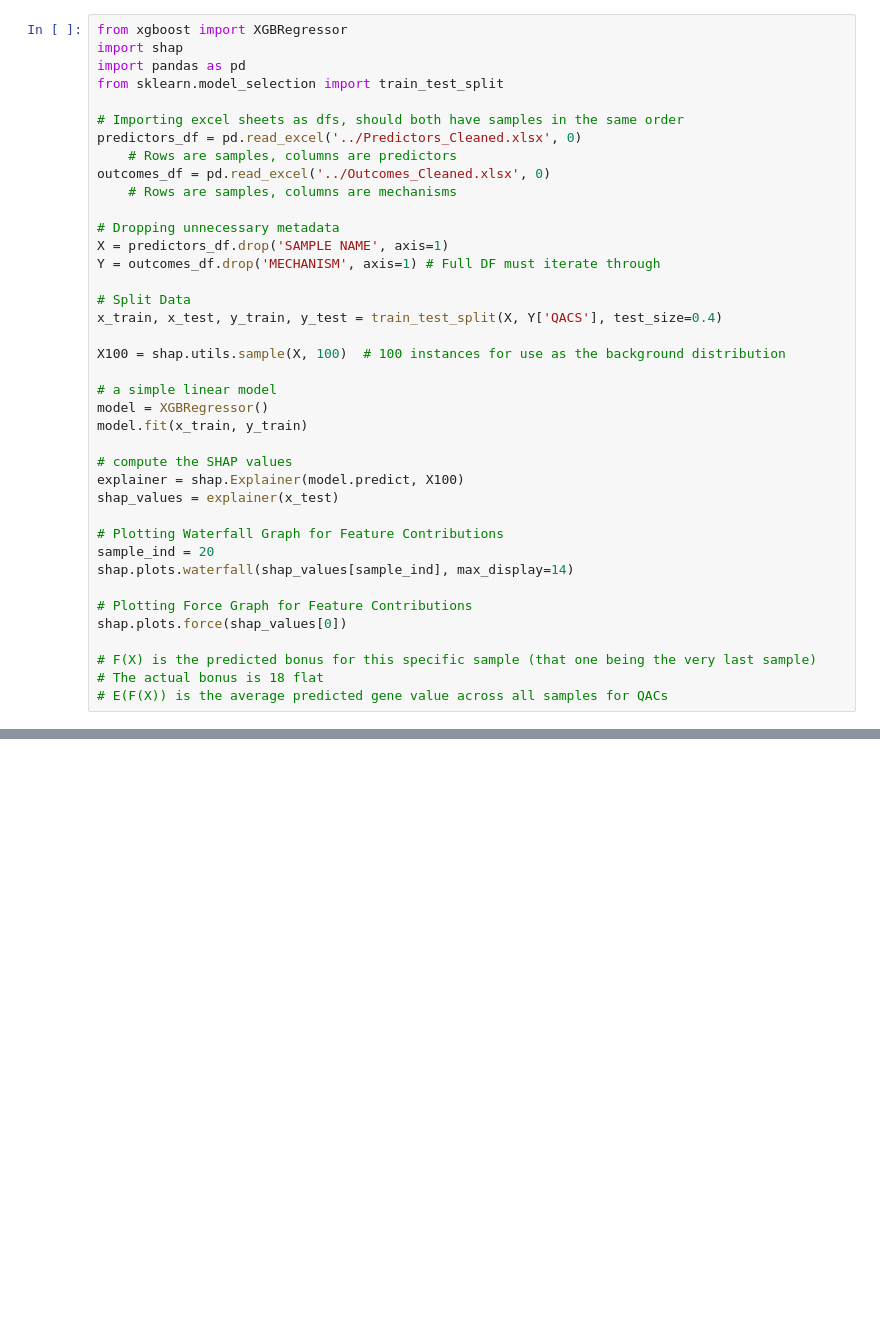
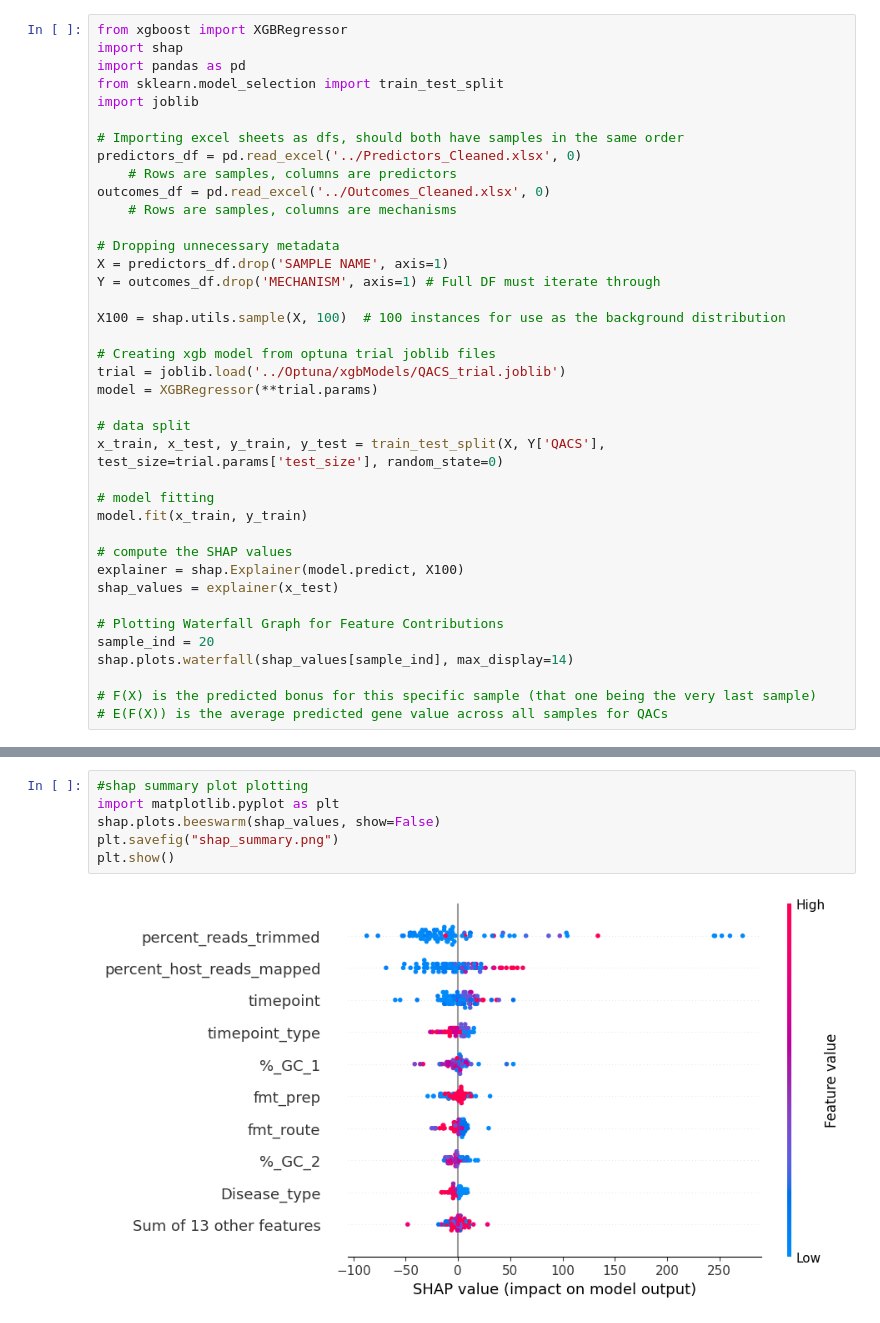
Before and after one commit to SlizovskiyLab/RebekahNotebook, a Jupyter notebook: SHAP/SHAPNotebook.ipynb, the cells around one changed output, grey strips where cells are left out. Cells and saved outputs as stored; diff of their text form; blank space fills up the shorter version.

Commit message:
Cleaned and updated SHAP

```diff
--- a/SHAP/SHAPNotebook.ipynb
+++ b/SHAP/SHAPNotebook.ipynb
@@ -5,6 +7,7 @@ from xgboost import XGBRegressor
 import shap
 import pandas as pd
 from sklearn.model_selection import train_test_split
+import joblib
 
 # Importing excel sheets as dfs, should both have samples in the same order
 predictors_df = pd.read_excel('../Predictors_Cleaned.xlsx', 0)
@@ -16,13 +19,16 @@ outcomes_df = pd.read_excel('../Outcomes_Cleaned.xlsx', 0)
 X = predictors_df.drop('SAMPLE NAME', axis=1)
 Y = outcomes_df.drop('MECHANISM', axis=1) # Full DF must iterate through
 
-# Split Data
-x_train, x_test, y_train, y_test = train_test_split(X, Y['QACS'], test_size=0.4)
-
 X100 = shap.utils.sample(X, 100)  # 100 instances for use as the background distribution
 
-# a simple linear model
-model = XGBRegressor()
+# Creating xgb model from optuna trial joblib files
+trial = joblib.load('../Optuna/xgbModels/QACS_trial.joblib')
+model = XGBRegressor(**trial.params)
+
+# data split
+x_train, x_test, y_train, y_test = train_test_split(X, Y['QACS'], test_size=trial.params['test_size'], random_state=0)
+
+# model fitting
 model.fit(x_train, y_train)
 
 # compute the SHAP values
@@ -33,9 +39,5 @@ shap_values = explainer(x_test)
 sample_ind = 20
 shap.plots.waterfall(shap_values[sample_ind], max_display=14)
 
-# Plotting Force Graph for Feature Contributions
-shap.plots.force(shap_values[0])
-
 # F(X) is the predicted bonus for this specific sample (that one being the very last sample)
-# The actual bonus is 18 flat
 # E(F(X)) is the average predicted gene value across all samples for QACs
@@ -41,0 +46,8 @@ shap.plots.force(shap_values[0])
+# %%
+#shap summary plot plotting
+import matplotlib.pyplot as plt
+shap.plots.beeswarm(shap_values, show=False)
+plt.savefig("shap_summary.png")
+plt.show()
+# %% [output]
+[figure, added]
```
Also changed, not shown: parts of 3 cells of this notebook, 1 other file.
